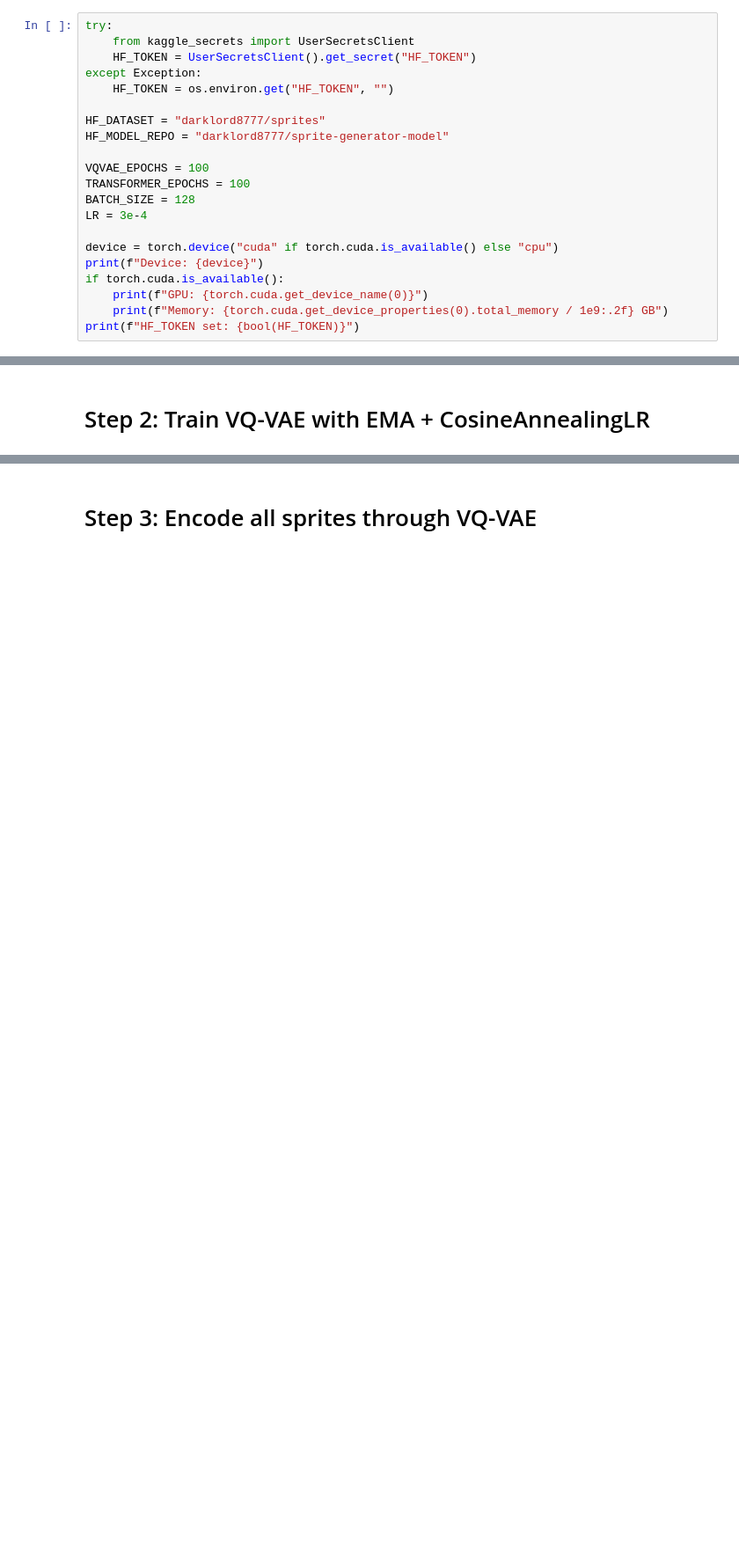
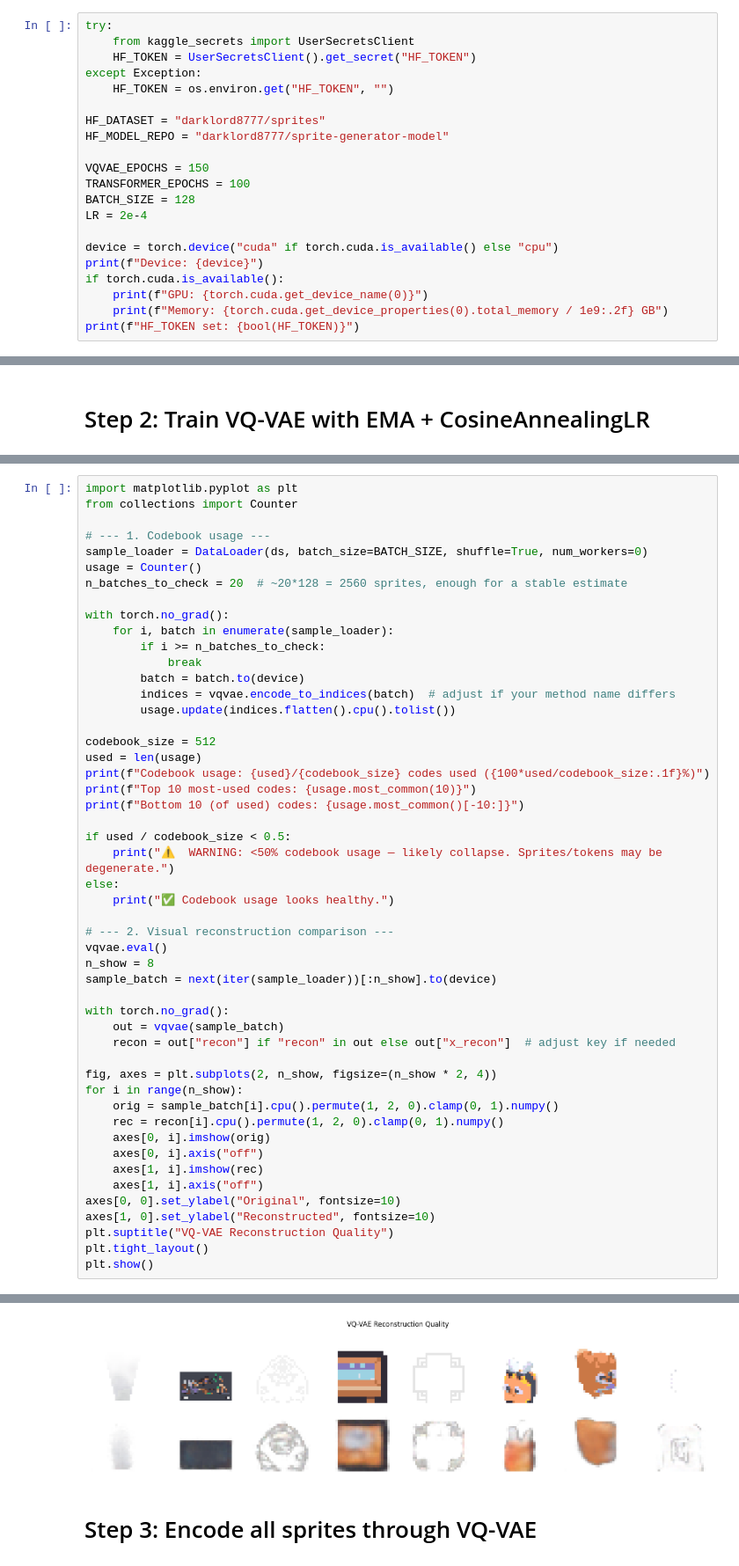
Before and after one commit to MANI8148/sprite-generator, a Jupyter notebook: kaggle/kaggle_complete_train.ipynb, the cells around one changed output, grey strips where cells are left out. Shown at 88% size. Drawn from its saved outputs; the diff is of its cells as text; blank space fills up the shorter version.

```diff
--- a/kaggle/kaggle_complete_train.ipynb
+++ b/kaggle/kaggle_complete_train.ipynb
@@ -25,10 +25,10 @@ except Exception:
 HF_DATASET = "darklord8777/sprites"
 HF_MODEL_REPO = "darklord8777/sprite-generator-model"
 
-VQVAE_EPOCHS = 100
+VQVAE_EPOCHS = 150
 TRANSFORMER_EPOCHS = 100
 BATCH_SIZE = 128
-LR = 3e-4
+LR = 2e-4
 
 device = torch.device("cuda" if torch.cuda.is_available() else "cpu")
 print(f"Device: {device}")
@@ -126,0 +297,51 @@ print("VQ-VAE training complete!")
+# %%
+import matplotlib.pyplot as plt
+from collections import Counter
+
+# --- 1. Codebook usage ---
+sample_loader = DataLoader(ds, batch_size=BATCH_SIZE, shuffle=True, num_workers=0)
+usage = Counter()
+n_batches_to_check = 20  # ~20*128 = 2560 sprites, enough for a stable estimate
+
+with torch.no_grad():
+    for i, batch in enumerate(sample_loader):
+        if i >= n_batches_to_check:
+            break
+        batch = batch.to(device)
+        indices = vqvae.encode_to_indices(batch)  # adjust if your method name differs
+        usage.update(indices.flatten().cpu().tolist())
+
+codebook_size = 512
+used = len(usage)
+print(f"Codebook usage: {used}/{codebook_size} codes used ({100*used/codebook_size:.1f}%)")
+print(f"Top 10 most-used codes: {usage.most_common(10)}")
+print(f"Bottom 10 (of used) codes: {usage.most_common()[-10:]}")
+
+if used / codebook_size < 0.5:
+    print("⚠️  WARNING: <50% codebook usage — likely collapse. Sprites/tokens may be degenerate.")
+else:
+    print("✅ Codebook usage looks healthy.")
+
+# --- 2. Visual reconstruction comparison ---
+vqvae.eval()
+n_show = 8
+sample_batch = next(iter(sample_loader))[:n_show].to(device)
+
+with torch.no_grad():
+    out = vqvae(sample_batch)
+    recon = out["recon"] if "recon" in out else out["x_recon"]  # adjust key if needed
+
+fig, axes = plt.subplots(2, n_show, figsize=(n_show * 2, 4))
+for i in range(n_show):
+    orig = sample_batch[i].cpu().permute(1, 2, 0).clamp(0, 1).numpy()
+    rec = recon[i].cpu().permute(1, 2, 0).clamp(0, 1).numpy()
+    axes[0, i].imshow(orig)
+    axes[0, i].axis("off")
+    axes[1, i].imshow(rec)
+    axes[1, i].axis("off")
+axes[0, 0].set_ylabel("Original", fontsize=10)
+axes[1, 0].set_ylabel("Reconstructed", fontsize=10)
+plt.suptitle("VQ-VAE Reconstruction Quality")
+plt.tight_layout()
+plt.show()
+# %% [output]
@@ -127,3 +352,4 @@ print("VQ-VAE training complete!")
+[figure, added]
 # %% [markdown]
 # Step 3: Encode all sprites through VQ-VAE
 # %%
```
Also changed, not shown: parts of 9 cells of this notebook.
